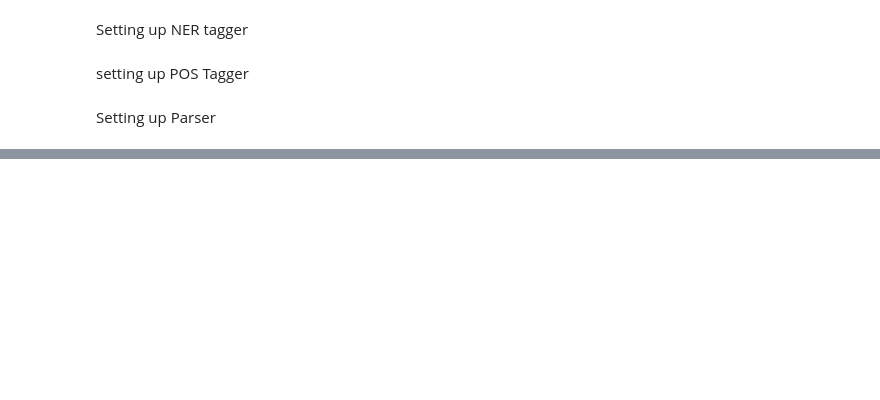
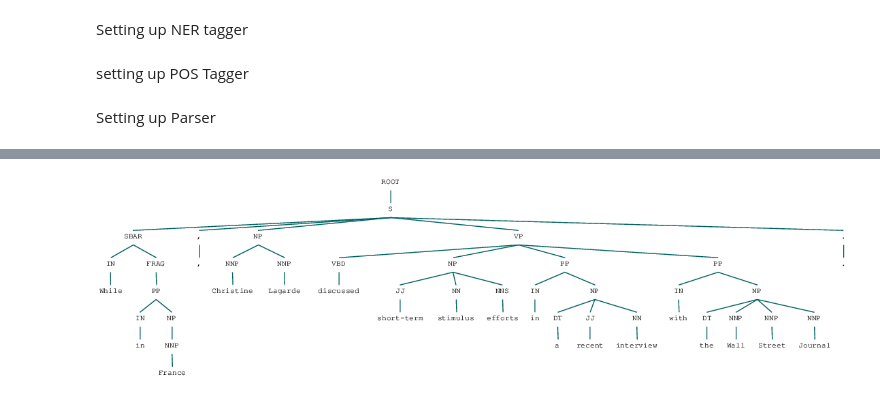
Before and after one commit to KnowledgeLab/content_analysis, a Jupyter notebook: notebooks/7-NLP.ipynb, the cells around one changed output, grey strips where cells are left out. Cells and saved outputs as stored; diff of their text form; code cells hidden in the pictures; blank space fills up the shorter version.

```diff
--- a/notebooks/7-NLP.ipynb
+++ b/notebooks/7-NLP.ipynb
@@ -112,0 +163,8 @@ NameError: name 'loadDir' is not defined
+# %%
+df = pandas.read_csv('data/ObamaClintonSandersReleases.csv', index_col = 0)
+# %%
+def split_sentences(text):
+    sents = [item.strip() for item in text.split('    ') if item != '']
+    return sents
+# %%
+df['sentences'] = df['text'].apply(lambda x: split_sentences(x))
@@ -112,0 +187,2 @@ NameError: name 'loadDir' is not defined
+# %%
+pars = parser.raw_parse(df['sentences'][0][0])
@@ -112,0 +208,4 @@ NameError: name 'loadDir' is not defined
+# %%
+list(pars)[0]
+# %% [output]
+[figure, added]
```
Also changed, not shown: parts of 28 cells of this notebook.
